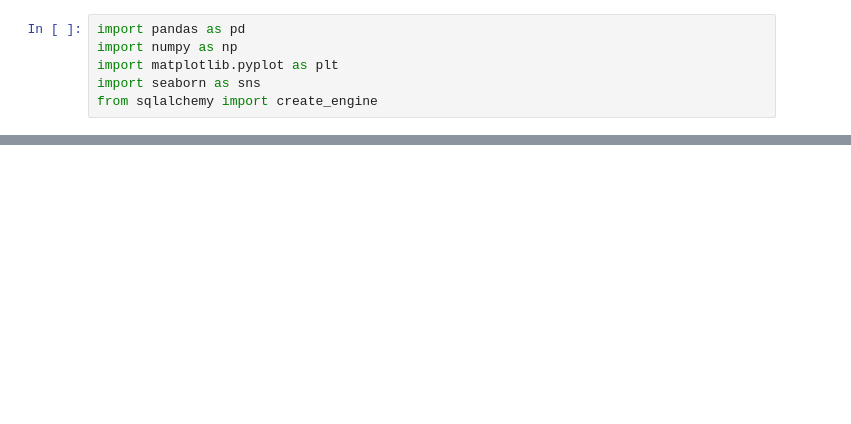
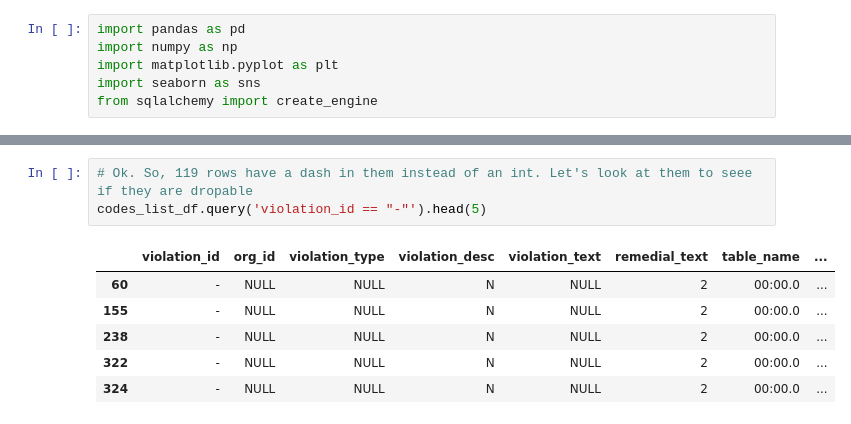
Before and after one commit to paulo-g-martinez/dq2-codes-violations-nashville, a Jupyter notebook: data-question-2-silent_fireballs_paulo.ipynb, the cells around one changed output, grey strips where cells are left out. Cells and saved outputs as stored; diff of their text form; blank space fills up the shorter version.

```diff
--- a/data-question-2-silent_fireballs_paulo.ipynb
+++ b/data-question-2-silent_fireballs_paulo.ipynb
@@ -21,0 +87,10 @@ df.head(5)
+# %%
+# Ok. So, 119 rows have a dash in them instead of an int. Let's look at them to seee if they are dropable
+codes_list_df.query('violation_id == "-"').head(5)
+# %% [output]
+|  | violation_id | org_id | violation_type | violation_desc | violation_text | remedial_text | table_name | ... |
+| 60 | - | NULL | NULL | N | NULL | 2 | 00:00.0 | ... |
+| 155 | - | NULL | NULL | N | NULL | 2 | 00:00.0 | ... |
+| 238 | - | NULL | NULL | N | NULL | 2 | 00:00.0 | ... |
+| 322 | - | NULL | NULL | N | NULL | 2 | 00:00.0 | ... |
+| 324 | - | NULL | NULL | N | NULL | 2 | 00:00.0 | ... |
```
Also changed, not shown: parts of 21 cells of this notebook.
